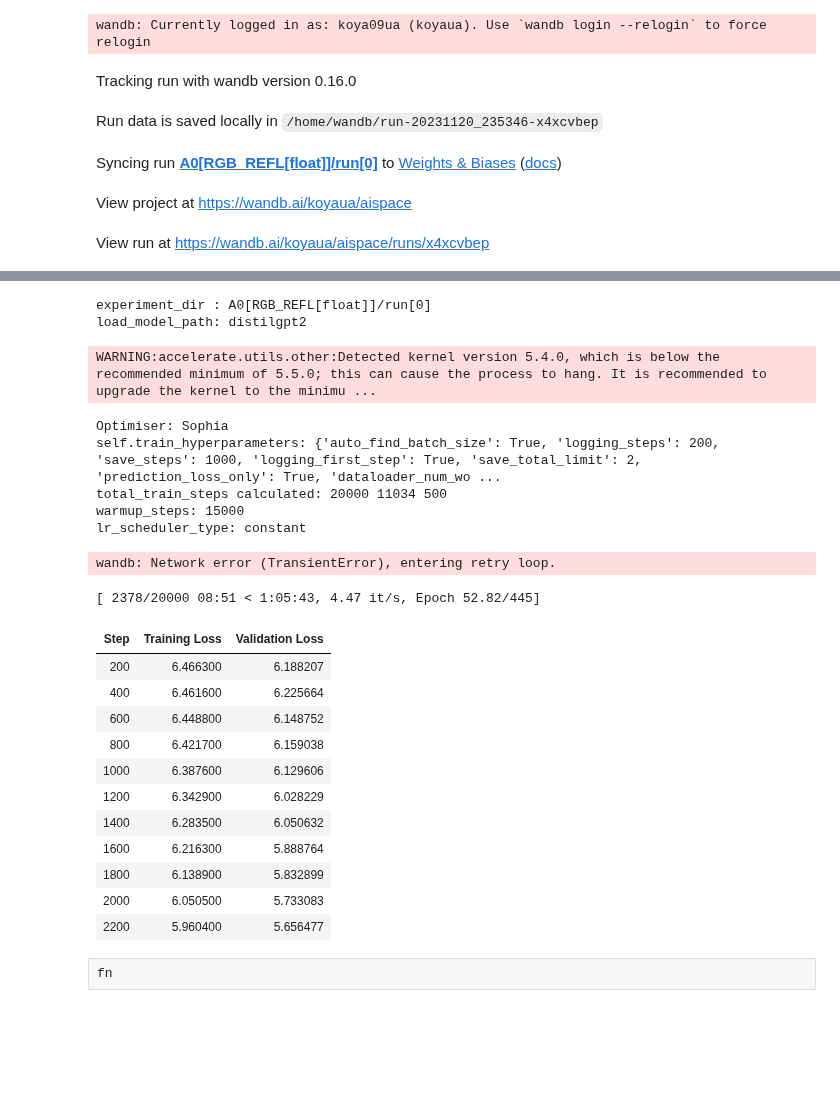
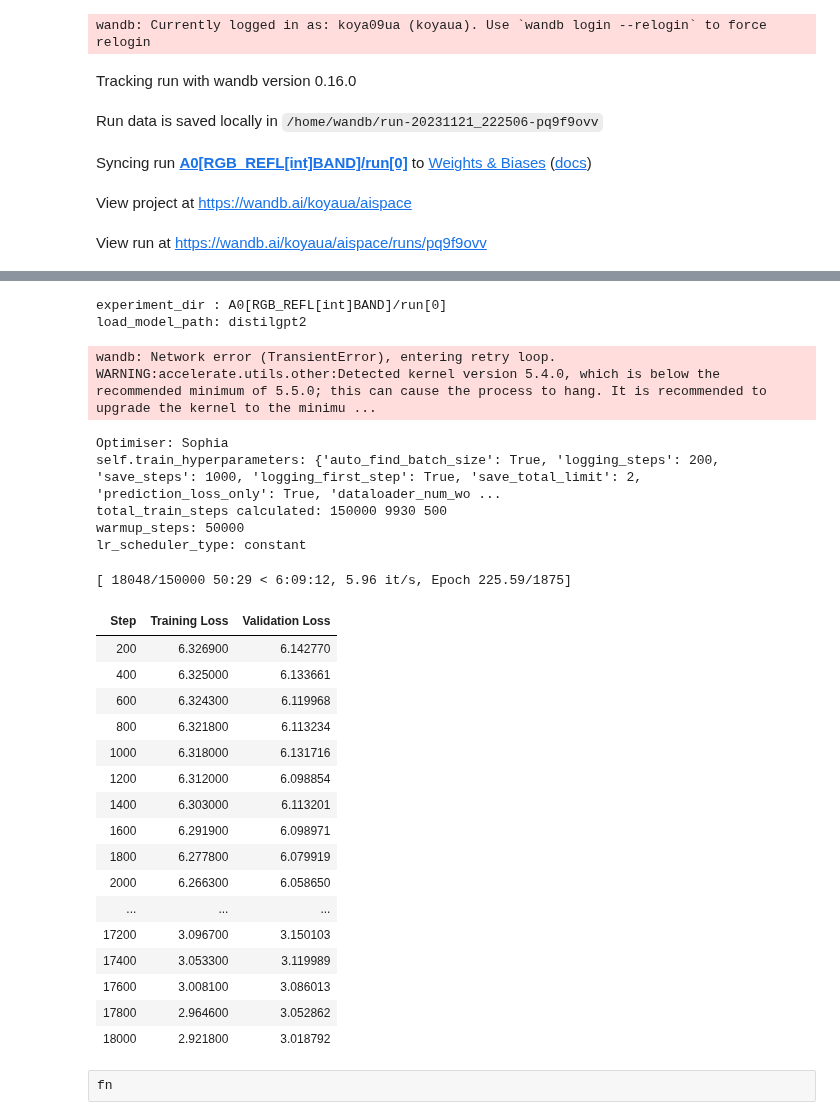
Before and after one commit to koyacolab/aispace, a Jupyter notebook: ai.ipynb, the cells around one changed output, grey strips where cells are left out. Saved outputs shown, nothing was run; the diff lists cells and outputs as text; code cells hidden in the pictures; blank space fills up the shorter version.

```diff
--- a/ai.ipynb
+++ b/ai.ipynb
@@ -153,12 +153,13 @@ print(current_directory)
 
 print(f'NumPy version:{np.__version__}')
 np.float = float # 'float32' # float
-table_dtype = np.float  # 'int64'   # np.float  #'float32'
+table_dtype = int  # np.float  # 'int64'   # np.float  #'float32'
 print(table_dtype)
 
 hls_data = HLSDataSet(table_dtype = table_dtype)
 
-hls_data._REFLECTANCE(round=3)
+# hls_data._REFLECTANCE(round=3)
+hls_data._QUANTIZATE(round=3)
 
 #### clip 50x50 subdataset
 hls_data.clip_dataset(x1=50.0, y1=50.0, x2=100.0, y2=100.0)
@@ -231,10 +232,15 @@ Clipping input data to the valid range for imshow with RGB data ([0..1] for floa
 # Create a new column 'BAND' by concatenating 'B02', 'B03', and 'B04' with ';'
 # train_data['BAND'] = train_data.apply(lambda row: ';'.join([str(row['B02']), str(row['B03']), str(row['B04'])]), axis=1)
 
+# Combine 'B02', 'B03', and 'B04' to the 'BAND' column as a string with ';' and ';'
+train_data['BAND'] = train_data[['B02', 'B03', 'B04']].astype(str).agg(lambda x: ';'.join(x) + ';', axis=1)
+
+# # Inverse operation: Split 'BAND' column back into 'B02', 'B03', and 'B04'
+# df[['B02', 'B03', 'B04']] = df['BAND'].str.rstrip(';').str.split(';', expand=True)
 
 #### CODE DATA 4 TRAIN #####################################
-# train_columns_list = ['PID', 'DOY', 'BAND']
-train_columns_list = ['DOY', 'PID', 'B02', 'B03', 'B04']
+train_columns_list = ['DOY', 'PID', 'BAND']
+# train_columns_list = ['DOY', 'PID', 'B02', 'B03', 'B04']
 # train_columns_list = ['B02', 'B03', 'B04', 'X', 'Y', 'DOY']
 # train_columns_list = ['B03', 'PID', 'DOY']
 data = train_data[train_columns_list].copy()
@@ -286,7 +292,7 @@ display(data)
 # #### TRAIN ONCE AND COMMENT FOR AVOID FORKING TOKENIZER ##########################
 
 EXP_NAME = f'A0[RGB_TOK[ai]_Lora]'
-EXP_NAME = f'A0[RGB_REFL[float]]'
+EXP_NAME = f'A0[RGB_REFL[int]BAND]'
 
 from huggingface_hub import notebook_login
 
@@ -332,7 +338,7 @@ if ReTRAIN_TOKENIZER == True:
     print('old_tokenizer:', len(tokens), tokens)
     # print(old_tokenizer(sample).tokens())
 
-    digits_tok = [str(x) for x in range(0,100)]
+    digits_tok = [str(x) for x in range(0,10)]
 
     new_tokenizer = PreTrainTokenizer(data, old_tokenizer)._train(special_tokens=digits_tok+train_columns_list)
 
@@ -361,13 +367,13 @@ if ReTRAIN_TOKENIZER == True:
 #### LISTS for TRAINER_RUN cycles COSINE WITH WARM UP ###################################
 epochs_list = [1, 1, 1, 1, 1, 1, 1, 1, 1, 1, 1, 1]
 
-max_steps_list =    [20000, 150000]
-warmup_steps_list = [15000, 15000]
+max_steps_list =    [150000, 100000]
+warmup_steps_list = [50000, 1000]
 
 lr_scheduler_type_list = ['constant', 'cosine']     # 'polynomial'
 num_cycles = 3
 
-learning_rate_list = [1e-7, 1e-4]
+learning_rate_list = [1e-7, 5e-5]
 ########################################################################
 step_checkpoint_list = max_steps_list   # [16000, 175000, 175000, 175000, 175000]
 
@@ -506,7 +512,7 @@ model = GReaT(llm=load_model_path,
               run_name=f'{EXP_NAME}/run[{TRAINER_RUN}]',
               evaluation_strategy="steps",
               eval_steps=logging_steps,
-              label_names=["DOY", "PID", "B02", "B03", "B04"],
+              label_names=["DOY", "PID", "BAND"] # "B02", "B03", "B04"],
               )
 
 # print(f'----------- Model architecture, efficient_finetuning: {efficient_finetuning} -----------------------')
@@ -514,11 +520,14 @@ model = GReaT(llm=load_model_path,
 # print(f'----------------------------------------------------------------------------------------------------')
 # fn
 
+# Split the DataFrame into training and testing datasets (80% train, 20% test)
+data_train, data_test = train_test_split(data, test_size=0.1, random_state=42)
+
 if RESUME_FROM_CHECKPOINT == True:
     model.fit(data=data, resume_from_checkpoint=True)
 else:
-    model.fit(data=data, test_data=test_data.copy())
-# model.fit(data=train_data, test_data=test_data)
+    model.fit(data=data_train, test_data=data_test)
+    # model.fit(data=data, test_data=test_data.copy())
 
 # model.save(f'{experiment_dir}/model')
 
@@ -529,8 +538,8 @@ wandb.finish(exit_code=99, quiet=True)
 # %% [output]
 wandb: Currently logged in as: koya09ua (koyaua). Use `wandb login --relogin` to force relogin
 Tracking run with wandb version 0.16.0
-Run data is saved locally in /home/wandb/run-20231120_235346-x4xcvbep
+Run data is saved locally in /home/wandb/run-20231121_222506-pq9f9ovv
-Syncing run A0[RGB_REFL[float]]/run[0] to Weights & Biases (docs)
+Syncing run A0[RGB_REFL[int]BAND]/run[0] to Weights & Biases (docs)
 View project at https://wandb.ai/koyaua/aispace
-View run at https://wandb.ai/koyaua/aispace/runs/x4xcvbep
+View run at https://wandb.ai/koyaua/aispace/runs/pq9f9ovv
 |  | EXP_NAME | TRAINER_RUN | table_dtype | experiment_dir | save_steps | logging_steps | epochs | max_steps | ... |
@@ -538,25 +547,30 @@ View run at https://wandb.ai/koyaua/aispace/runs/x4xcvbep
-experiment_dir : A0[RGB_REFL[float]]/run[0]
+experiment_dir : A0[RGB_REFL[int]BAND]/run[0]
 load_model_path: distilgpt2
+wandb: Network error (TransientError), entering retry loop.
 WARNING:accelerate.utils.other:Detected kernel version 5.4.0, which is below the recommended minimum of 5.5.0; this can cause the process to hang. It is recommended to upgrade the kernel to the minimu ...
 Optimiser: Sophia
 self.train_hyperparameters: {'auto_find_batch_size': True, 'logging_steps': 200, 'save_steps': 1000, 'logging_first_step': True, 'save_total_limit': 2, 'prediction_loss_only': True, 'dataloader_num_wo ...
-total_train_steps calculated: 20000 11034 500
-warmup_steps: 15000
+total_train_steps calculated: 150000 9930 500
+warmup_steps: 50000
 lr_scheduler_type: constant
-wandb: Network error (TransientError), entering retry loop.
+[ 18048/150000 50:29 < 6:09:12, 5.96 it/s, Epoch 225.59/1875]
-[ 2378/20000 08:51 < 1:05:43, 4.47 it/s, Epoch 52.82/445]
 | Step | Training Loss | Validation Loss |
-| 200 | 6.466300 | 6.188207 |
-| 400 | 6.461600 | 6.225664 |
-| 600 | 6.448800 | 6.148752 |
-| 800 | 6.421700 | 6.159038 |
-| 1000 | 6.387600 | 6.129606 |
-| 1200 | 6.342900 | 6.028229 |
-| 1400 | 6.283500 | 6.050632 |
-| 1600 | 6.216300 | 5.888764 |
-| 1800 | 6.138900 | 5.832899 |
-| 2000 | 6.050500 | 5.733083 |
-| 2200 | 5.960400 | 5.656477 |
+| 200 | 6.326900 | 6.142770 |
+| 400 | 6.325000 | 6.133661 |
+| 600 | 6.324300 | 6.119968 |
+| 800 | 6.321800 | 6.113234 |
+| 1000 | 6.318000 | 6.131716 |
+| 1200 | 6.312000 | 6.098854 |
+| 1400 | 6.303000 | 6.113201 |
+| 1600 | 6.291900 | 6.098971 |
+| 1800 | 6.277800 | 6.079919 |
+| 2000 | 6.266300 | 6.058650 |
+| ... | ... | ... |
+| 17200 | 3.096700 | 3.150103 |
+| 17400 | 3.053300 | 3.119989 |
+| 17600 | 3.008100 | 3.086013 |
+| 17800 | 2.964600 | 3.052862 |
+| 18000 | 2.921800 | 3.018792 |
 # %%
 from google.colab import runtime
 runtime.unassign()
```
Also changed, not shown: parts of 4 cells of this notebook, 3 other files.
